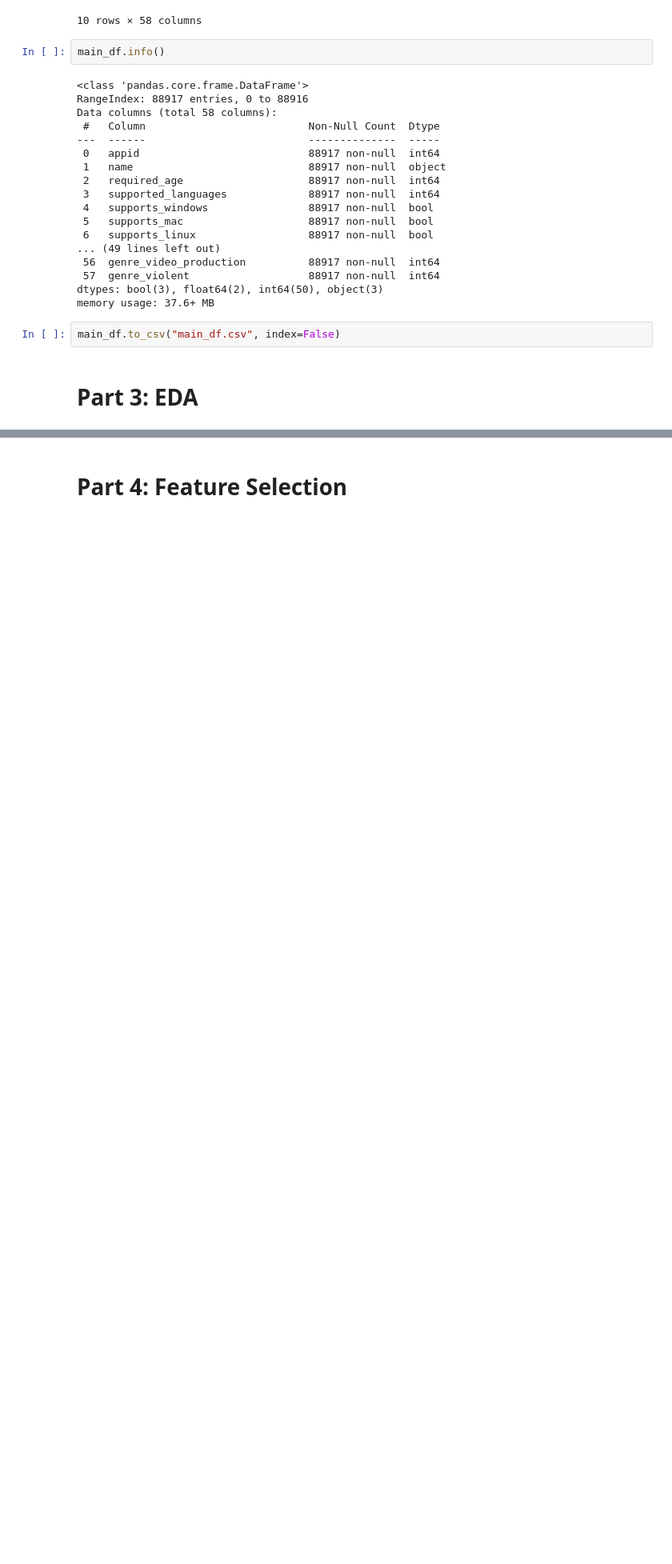
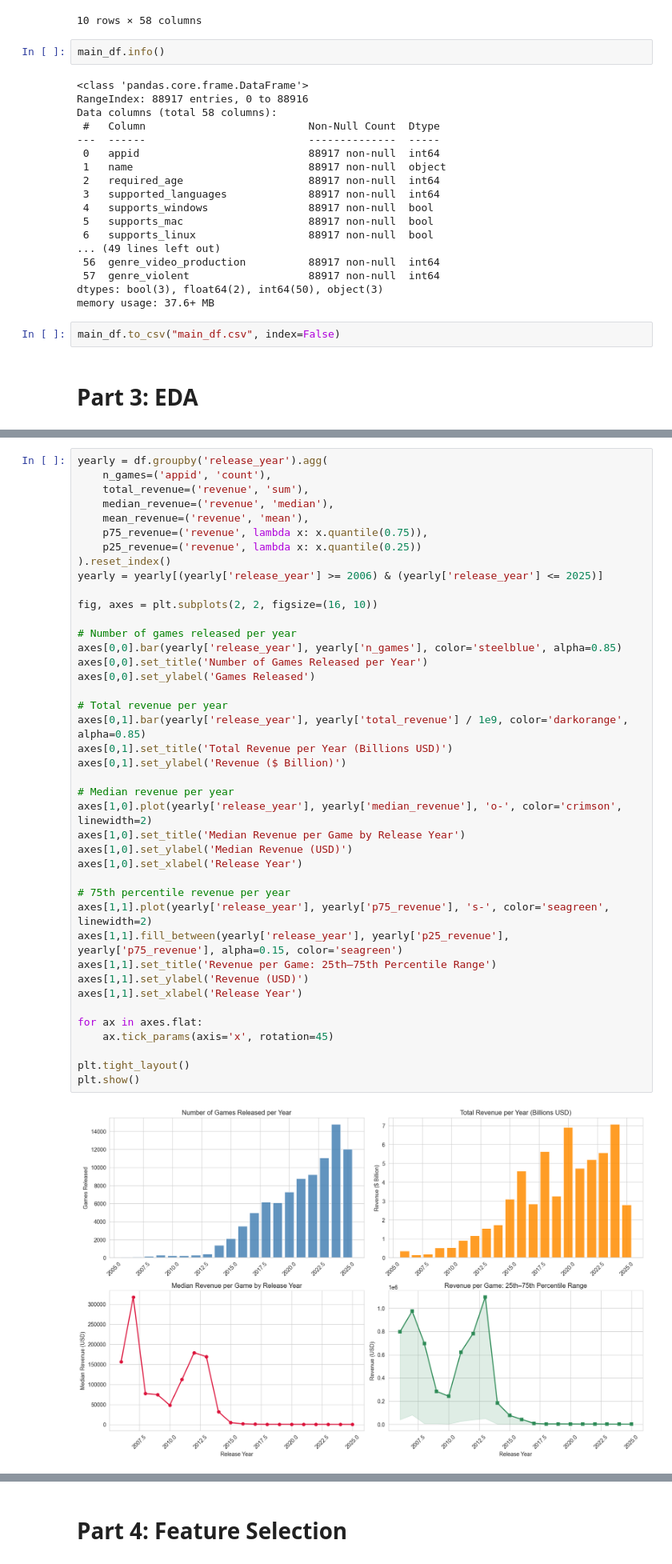
Before and after one commit to pai31419526/steam_data_analysis, a Jupyter notebook: script/report.ipynb, the cells around one changed output, grey strips where cells are left out. Shown at 80% size. Saved outputs shown, nothing was run; the diff lists cells and outputs as text; blank space fills up the shorter version.

```diff
--- a/script/report.ipynb
+++ b/script/report.ipynb
@@ -581,0 +724,43 @@ eda主要是对市场状况的分析，进行的分析在后面有用是最好
+# %%
+yearly = df.groupby('release_year').agg(
+    n_games=('appid', 'count'),
+    total_revenue=('revenue', 'sum'),
+    median_revenue=('revenue', 'median'),
+    mean_revenue=('revenue', 'mean'),
+    p75_revenue=('revenue', lambda x: x.quantile(0.75)),
+    p25_revenue=('revenue', lambda x: x.quantile(0.25))
+).reset_index()
+yearly = yearly[(yearly['release_year'] >= 2006) & (yearly['release_year'] <= 2025)]
+
+fig, axes = plt.subplots(2, 2, figsize=(16, 10))
+
+# Number of games released per year
+axes[0,0].bar(yearly['release_year'], yearly['n_games'], color='steelblue', alpha=0.85)
+axes[0,0].set_title('Number of Games Released per Year')
+axes[0,0].set_ylabel('Games Released')
+
+# Total revenue per year
+axes[0,1].bar(yearly['release_year'], yearly['total_revenue'] / 1e9, color='darkorange', alpha=0.85)
+axes[0,1].set_title('Total Revenue per Year (Billions USD)')
+axes[0,1].set_ylabel('Revenue ($ Billion)')
+
+# Median revenue per year
+axes[1,0].plot(yearly['release_year'], yearly['median_revenue'], 'o-', color='crimson', linewidth=2)
+axes[1,0].set_title('Median Revenue per Game by Release Year')
+axes[1,0].set_ylabel('Median Revenue (USD)')
+axes[1,0].set_xlabel('Release Year')
+
+# 75th percentile revenue per year
+axes[1,1].plot(yearly['release_year'], yearly['p75_revenue'], 's-', color='seagreen', linewidth=2)
+axes[1,1].fill_between(yearly['release_year'], yearly['p25_revenue'], yearly['p75_revenue'], alpha=0.15, color='seagreen')
+axes[1,1].set_title('Revenue per Game: 25th–75th Percentile Range')
+axes[1,1].set_ylabel('Revenue (USD)')
+axes[1,1].set_xlabel('Release Year')
+
+for ax in axes.flat:
+    ax.tick_params(axis='x', rotation=45)
+
+plt.tight_layout()
+plt.show()
+# %% [output]
+[figure, added]
```
Also changed, not shown: parts of 34 cells of this notebook.
